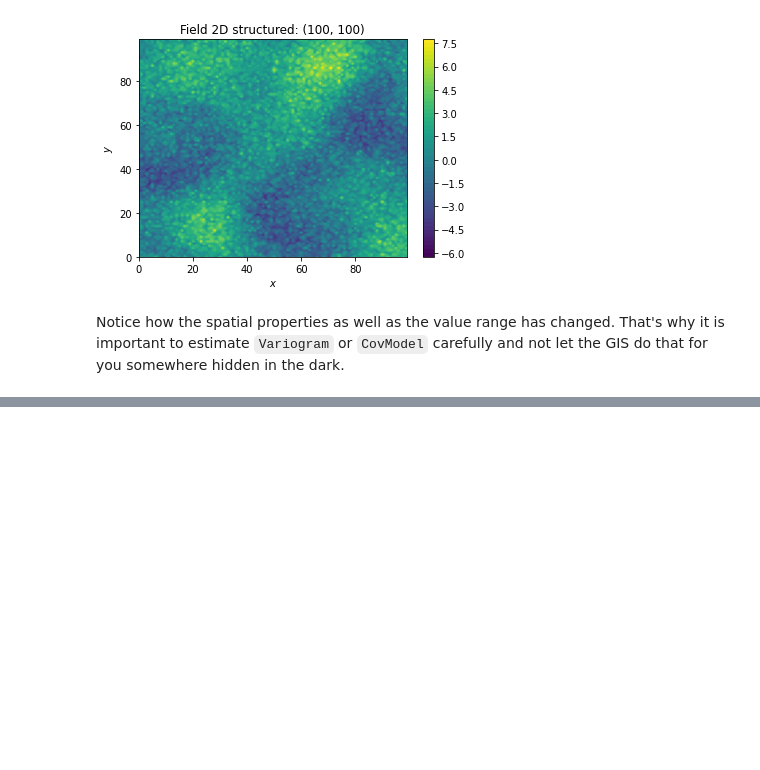
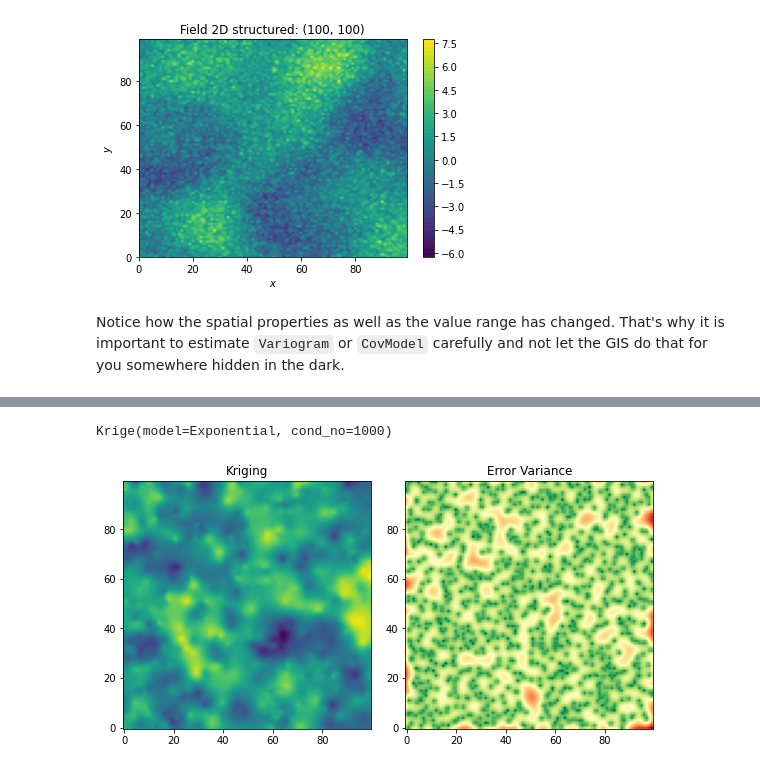
Before and after one commit to mmaelicke/scikit-gstat, a Jupyter notebook: docs/tutorials/06_gstools.ipynb, the cells around one changed output, grey strips where cells are left out. Saved outputs shown, nothing was run; the diff lists cells and outputs as text; code cells hidden in the pictures; blank space fills up the shorter version.

```diff
--- a/docs/tutorials/06_gstools.ipynb
+++ b/docs/tutorials/06_gstools.ipynb
@@ -184,0 +201,26 @@ Notice how the spatial properties as well as the value range has changed. That's
+# %%
+# export
+krige = V.to_gs_krige(unbiased=True)  # will result in ordinary kriging
+print(krige)
+
+# create a regular grid
+x = y = range(100)
+
+# interpolate
+result, sigma = krige.structured((x, y))
+# %% [output]
+Krige(model=Exponential, cond_no=1000)
+# %%
+fig, axes = plt.subplots(1, 2, figsize=(8, 4))
+
+# plot
+axes[0].imshow(result, origin='lower')
+axes[1].imshow(sigma, origin='lower', cmap='RdYlGn_r')
+
+# label
+axes[0].set_title('Kriging')
+axes[1].set_title('Error Variance')
+
+plt.tight_layout()
+# %% [output]
+[figure, added]
```
Also changed, not shown: parts of 3 cells of this notebook.
